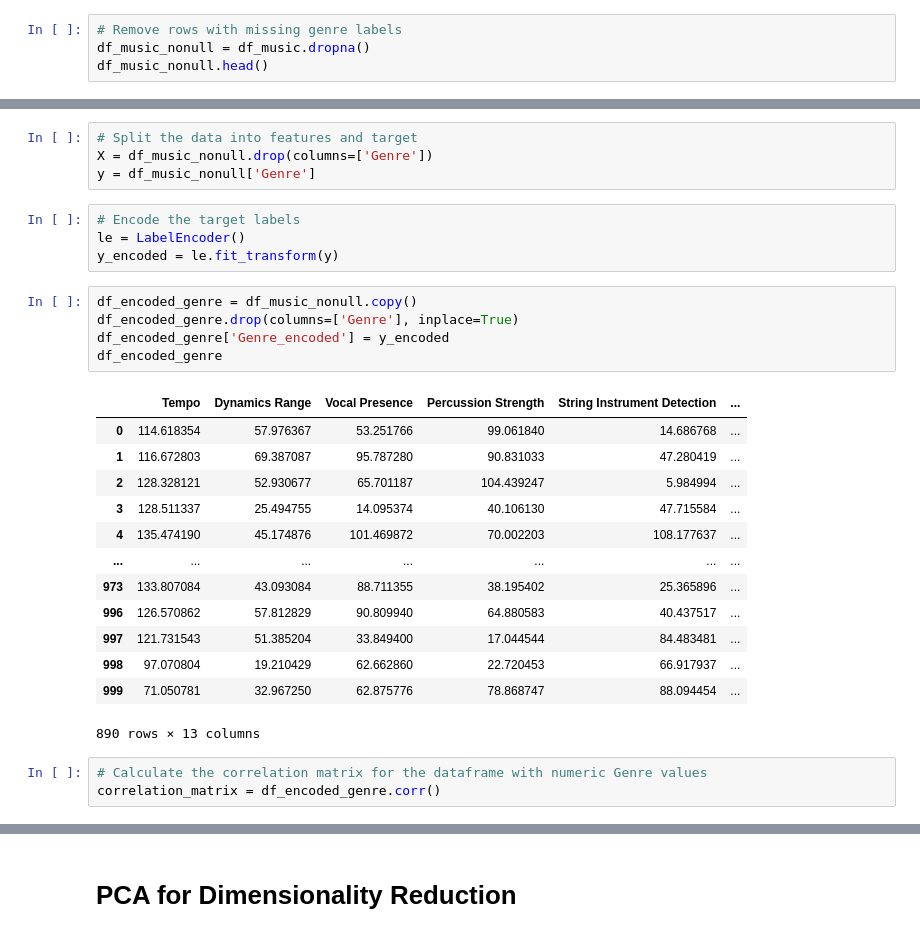
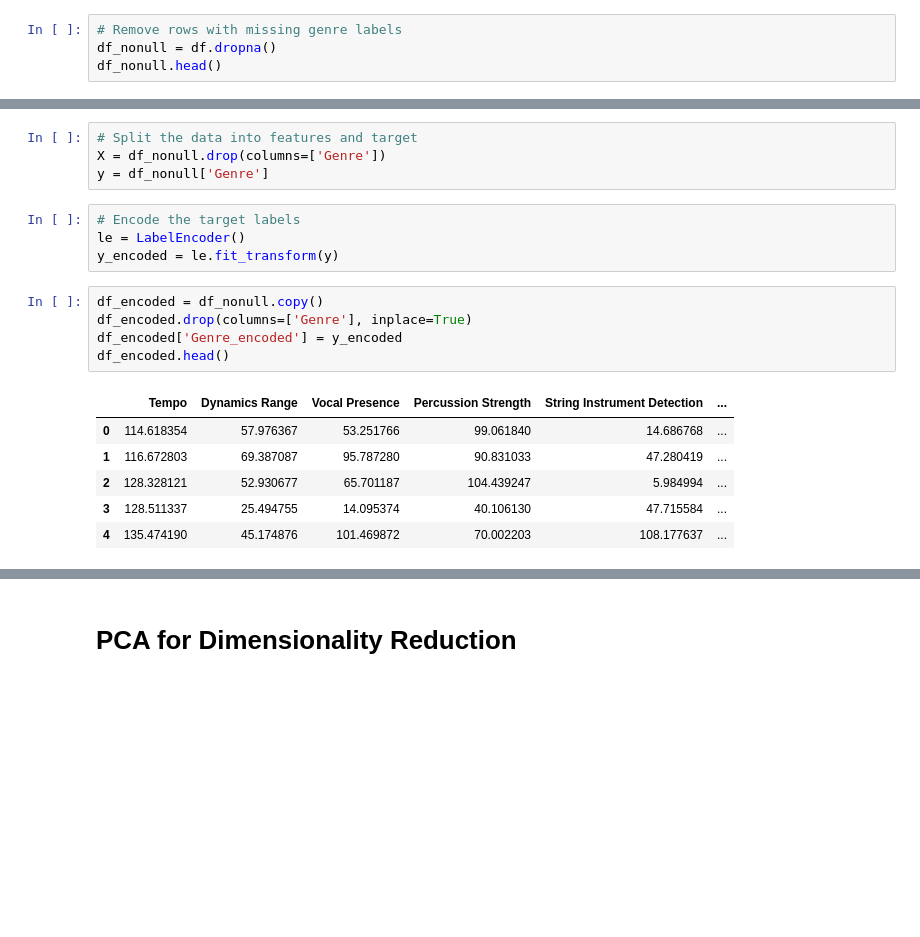
Before and after one commit to laanani-mohamed/music-genre-classification-with-pca, a Jupyter notebook: Solution.ipynb, the cells around one changed output, grey strips where cells are left out. Saved outputs shown, nothing was run; the diff lists cells and outputs as text; blank space fills up the shorter version.

```diff
--- a/Solution.ipynb
+++ b/Solution.ipynb
@@ -82,7 +79,7 @@ plt.show()
 # %%
 # Remove rows with missing genre labels
-df_music_nonull = df_music.dropna()
-df_music_nonull.head()
+df_nonull = df.dropna()
+df_nonull.head()
 # %% [output]
 |  | Tempo | Dynamics Range | Vocal Presence | Percussion Strength | String Instrument Detection | ... |
 | 0 | 114.618354 | 57.976367 | 53.251766 | 99.061840 | 14.686768 | ... |
@@ -100,31 +90,21 @@ df_music_nonull.head()
 # %%
 # Split the data into features and target
-X = df_music_nonull.drop(columns=['Genre'])
-y = df_music_nonull['Genre']
+X = df_nonull.drop(columns=['Genre'])
+y = df_nonull['Genre']
 # %%
 # Encode the target labels
 le = LabelEncoder()
 y_encoded = le.fit_transform(y)
 # %%
-df_encoded_genre = df_music_nonull.copy()
-df_encoded_genre.drop(columns=['Genre'], inplace=True)
-df_encoded_genre['Genre_encoded'] = y_encoded
-df_encoded_genre
+df_encoded = df_nonull.copy()
+df_encoded.drop(columns=['Genre'], inplace=True)
+df_encoded['Genre_encoded'] = y_encoded
+df_encoded.head()
 # %% [output]
 |  | Tempo | Dynamics Range | Vocal Presence | Percussion Strength | String Instrument Detection | ... |
 | 0 | 114.618354 | 57.976367 | 53.251766 | 99.061840 | 14.686768 | ... |
 | 1 | 116.672803 | 69.387087 | 95.787280 | 90.831033 | 47.280419 | ... |
 | 2 | 128.328121 | 52.930677 | 65.701187 | 104.439247 | 5.984994 | ... |
 | 3 | 128.511337 | 25.494755 | 14.095374 | 40.106130 | 47.715584 | ... |
 | 4 | 135.474190 | 45.174876 | 101.469872 | 70.002203 | 108.177637 | ... |
-| ... | ... | ... | ... | ... | ... | ... |
-| 973 | 133.807084 | 43.093084 | 88.711355 | 38.195402 | 25.365896 | ... |
-| 996 | 126.570862 | 57.812829 | 90.809940 | 64.880583 | 40.437517 | ... |
-| 997 | 121.731543 | 51.385204 | 33.849400 | 17.044544 | 84.483481 | ... |
-| 998 | 97.070804 | 19.210429 | 62.662860 | 22.720453 | 66.917937 | ... |
-| 999 | 71.050781 | 32.967250 | 62.875776 | 78.868747 | 88.094454 | ... |
-890 rows × 13 columns
-# %%
-# Calculate the correlation matrix for the dataframe with numeric Genre values
-correlation_matrix = df_encoded_genre.corr()
 # %%
```
Also changed, not shown: parts of 30 cells of this notebook, 1 other file.
